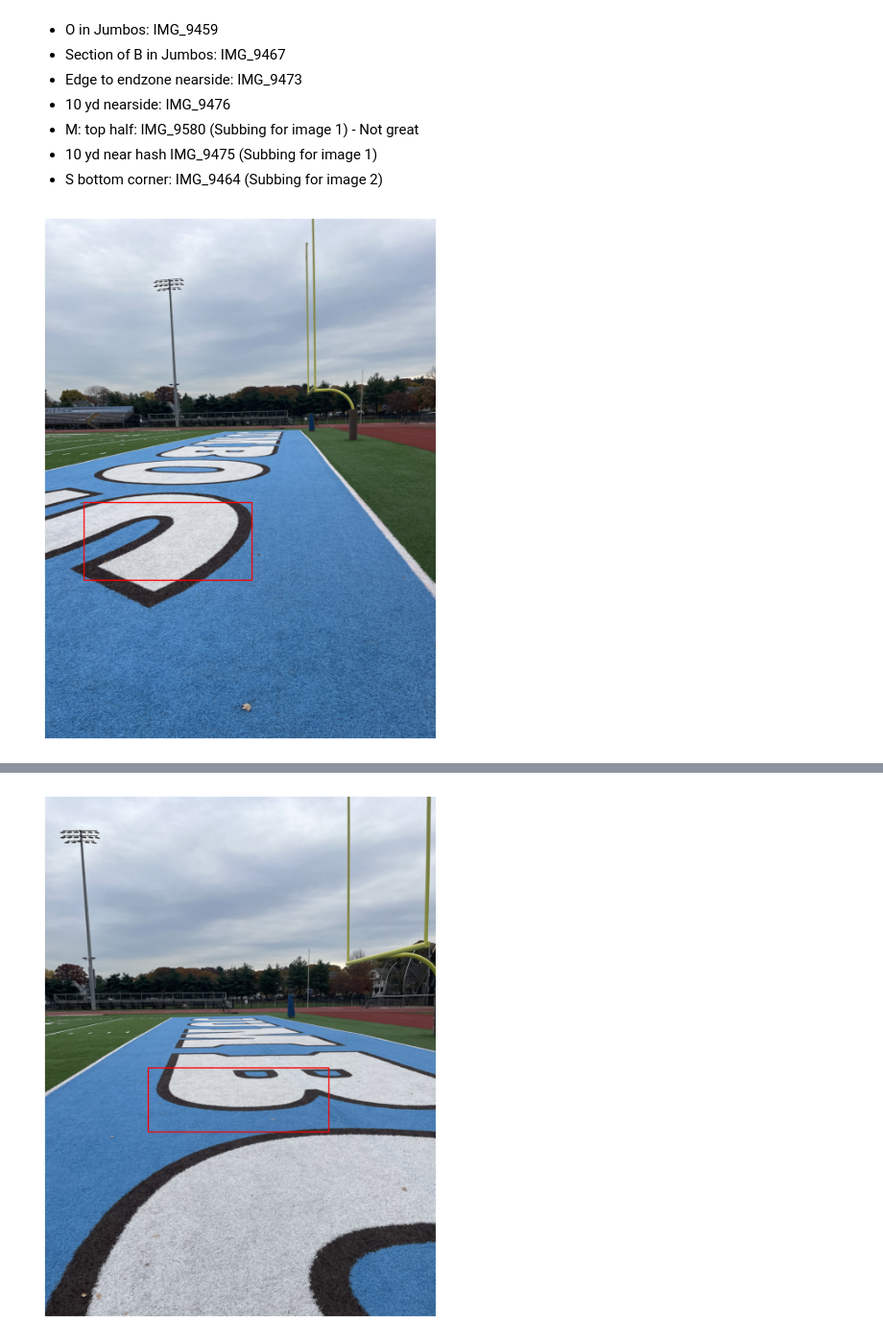
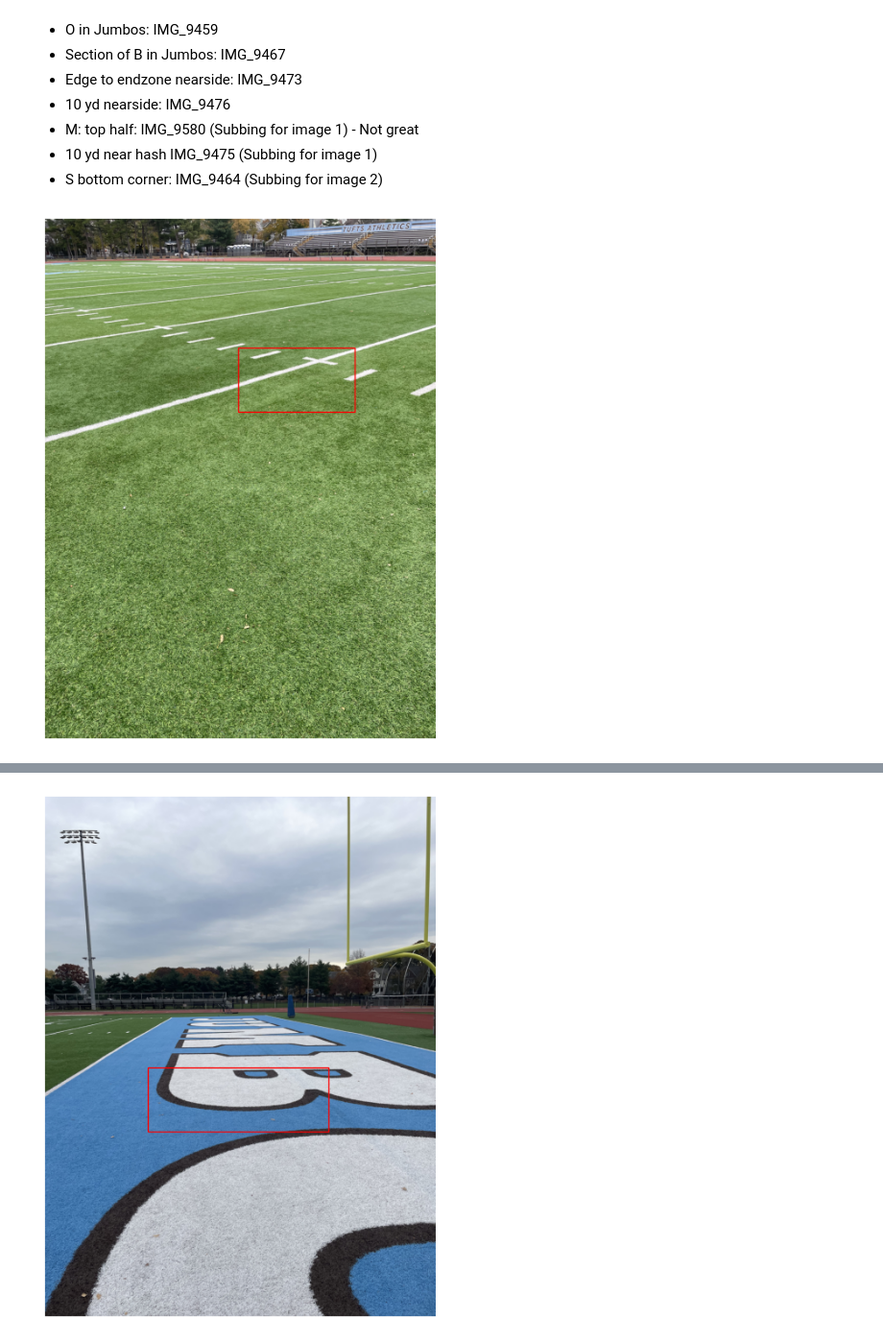
Before and after one commit to dchoate119/ASAR, a Jupyter notebook: s2/TerrainNav/groundNAV_TTurf_v5.ipynb, the cells around one changed output, grey strips where cells are left out. Shown at 96% size. Cells and saved outputs as stored; diff of their text form; code cells hidden in the pictures.

```diff
--- a/s2/TerrainNav/groundNAV_TTurf_v5.ipynb
+++ b/s2/TerrainNav/groundNAV_TTurf_v5.ipynb
@@ -94,10 +94,10 @@ cameras_colm = "/home/daniel-choate/ASAR/s2/TerrainNav/TTurf/test/cameras.txt"
 pts3d_colm = "/home/daniel-choate/ASAR/s2/TerrainNav/TTurf/test/points3D_f.txt"
 
 # Images selected for local corrections
-image_1 = "/home/daniel-choate/Datasets/COLMAP/TTurfSAT/TTurf_Im/IMG_9449.JPEG"
-# image_1 = "/home/daniel-choate/Datasets/COLMAP/TTurfSAT/TTurf_Im/IMG_9475.JPEG"
-image_2 = "/home/daniel-choate/Datasets/COLMAP/TTurfSAT/TTurf_Im/IMG_9459.JPEG"
-# image_2 = "/home/daniel-choate/Datasets/COLMAP/TTurfSAT/TTurf_Im/IMG_9464.JPEG"
+# image_1 = "/home/daniel-choate/Datasets/COLMAP/TTurfSAT/TTurf_Im/IMG_9449.JPEG"
+image_1 = "/home/daniel-choate/Datasets/COLMAP/TTurfSAT/TTurf_Im/IMG_9475.JPEG"
+# image_2 = "/home/daniel-choate/Datasets/COLMAP/TTurfSAT/TTurf_Im/IMG_9459.JPEG"
+image_2 = "/home/daniel-choate/Datasets/COLMAP/TTurfSAT/TTurf_Im/IMG_9464.JPEG"
 image_3 = "/home/daniel-choate/Datasets/COLMAP/TTurfSAT/TTurf_Im/IMG_9467.JPEG"
 image_4 = "/home/daniel-choate/Datasets/COLMAP/TTurfSAT/TTurf_Im/IMG_9473.JPEG"
 image_5 = "/home/daniel-choate/Datasets/COLMAP/TTurfSAT/TTurf_Im/IMG_9476.JPEG"
@@ -139,40 +139,40 @@ scene_ref_2d = gnav.proj_2d_scene(scene_pts_ref)
 # # x,y = 150,1725
 # # side_x = 2250 # WIDTH
 # # side_y = 750 # HEIGHT
 # x,y = 150, 2000
 # side_x = 1500
 # side_y = 250 # HEIGHT
 
 # # Top half of S
 # imnum = 0
 # x,y = 300,2100
 # side_x = 1300 # WIDTH
 # side_y = 750 # HEIGHT
-x,y = 300,2200
-side_x = 1300 # WIDTH
-side_y = 600 # HEIGHT
+# x,y = 300,2200
+# side_x = 1300 # WIDTH
+# side_y = 600 # HEIGHT
 
 # # Bottom of M
 # imnum = 0
 # x,y = 1100,2000
 # side_x = 1300 # WIDTH
 # side_y = 600 # HEIGHT
 
 # # 10 yd hash
 imnum = 0
-# x,y = 1500,1000
-# side_x = 900 # WIDTH
-# side_y = 500 # HEIGHT
+x,y = 1500,1000
+side_x = 900 # WIDTH
+side_y = 500 # HEIGHT
 
 # Plot to visualize
 gnav.plot_rect_im(x, y, side_x, side_y, imnum)
 
 # Get necessary location and rgb data
 pts_loc, pts_rgb = gnav.grab_image_pts(x, y, side_x, side_y, imnum)
 # print(pts_loc)
 # print(pts_rgb)
 # %% [output]
-[figure, old version]
+[figure, new version]
 # %%
 # Image 2 - 40yd (far), OR O in jumbos
 
```
Also changed, not shown: parts of 13 cells of this notebook, 1 other file.
